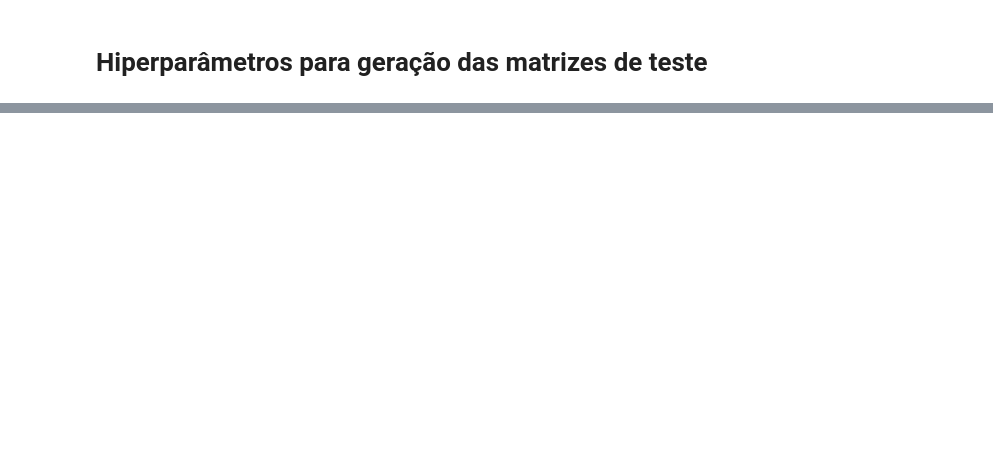
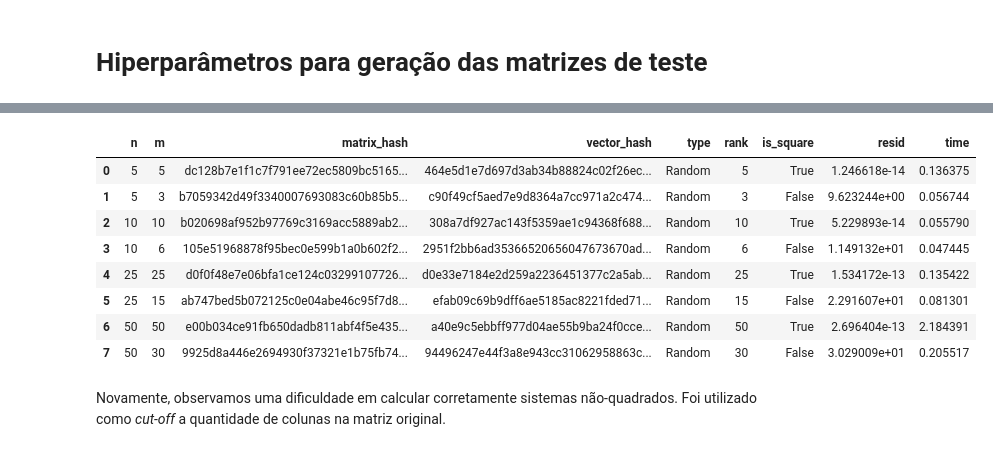
Before and after one commit to GuiCT/ALCD, a Jupyter notebook: activities/2025_09_11_least_squares.ipynb, the cells around one changed output, grey strips where cells are left out. Saved outputs shown, nothing was run; the diff lists cells and outputs as text; code cells hidden in the pictures; blank space fills up the shorter version.

```diff
--- a/activities/2025_09_11_least_squares.ipynb
+++ b/activities/2025_09_11_least_squares.ipynb
@@ -138,0 +141,34 @@ pd.DataFrame(
+# %%
+def solve_by_svd(matrix_df_row, r:int):
+    t_start = time()
+    A = matrix_dict[matrix_df_row["matrix_hash"]]
+    b = vector_dict[matrix_df_row["vector_hash"]]
+    U, S, Vt = np.linalg.svd(A)
+    z = U.T @ b
+    rank = min(r, len(S))
+    y = np.zeros(len(S))
+    y[:rank] = z[:rank] / S[:rank]
+    x = Vt.T @ y
+    t_end = time()
+    return {
+        "resid": np.float64(np.linalg.vector_norm(b - A @ x, ord=2)),
+        "time": np.float64((t_end - t_start) * 1000)
+    }
+# %%
+svd_decomp_dict_list = list[dict]()
+for (_, row) in matrices_df.iterrows():
+    svd_decomp_dict_list.append(solve_by_svd(row, row["m"]))
+svd_decomp_df = pd.DataFrame(data=svd_decomp_dict_list)
+display(pd.concat([matrices_df, svd_decomp_df], axis=1))
+# %% [output]
+|  | n | m | matrix_hash | vector_hash | type | rank | is_square | resid | time |
+| 0 | 5 | 5 | dc128b7e1f1c7f791ee72ec5809bc5165... | 464e5d1e7d697d3ab34b88824c02f26ec... | Random | 5 | True | 1.246618e-14 | 0.136375 |
+| 1 | 5 | 3 | b7059342d49f3340007693083c60b85b5... | c90f49cf5aed7e9d8364a7cc971a2c474... | Random | 3 | False | 9.623244e+00 | 0.056744 |
+| 2 | 10 | 10 | b020698af952b97769c3169acc5889ab2... | 308a7df927ac143f5359ae1c94368f688... | Random | 10 | True | 5.229893e-14 | 0.055790 |
+| 3 | 10 | 6 | 105e51968878f95bec0e599b1a0b602f2... | 2951f2bb6ad35366520656047673670ad... | Random | 6 | False | 1.149132e+01 | 0.047445 |
+| 4 | 25 | 25 | d0f0f48e7e06bfa1ce124c03299107726... | d0e33e7184e2d259a2236451377c2a5ab... | Random | 25 | True | 1.534172e-13 | 0.135422 |
+| 5 | 25 | 15 | ab747bed5b072125c0e04abe46c95f7d8... | efab09c69b9dff6ae5185ac8221fded71... | Random | 15 | False | 2.291607e+01 | 0.081301 |
+| 6 | 50 | 50 | e00b034ce91fb650dadb811abf4f5e435... | a40e9c5ebbff977d04ae55b9ba24f0cce... | Random | 50 | True | 2.696404e-13 | 2.184391 |
+| 7 | 50 | 30 | 9925d8a446e2694930f37321e1b75fb74... | 94496247e44f3a8e943cc31062958863c... | Random | 30 | False | 3.029009e+01 | 0.205517 |
+# %% [markdown]
+Novamente, observamos uma dificuldade em calcular corretamente sistemas não-quadrados. Foi utilizado como _cut-off_ a quantidade de colunas na matriz original.
```
Also changed, not shown: parts of 20 cells of this notebook.
